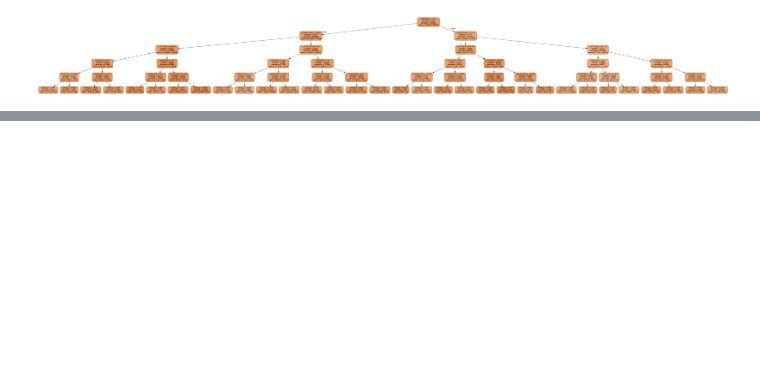
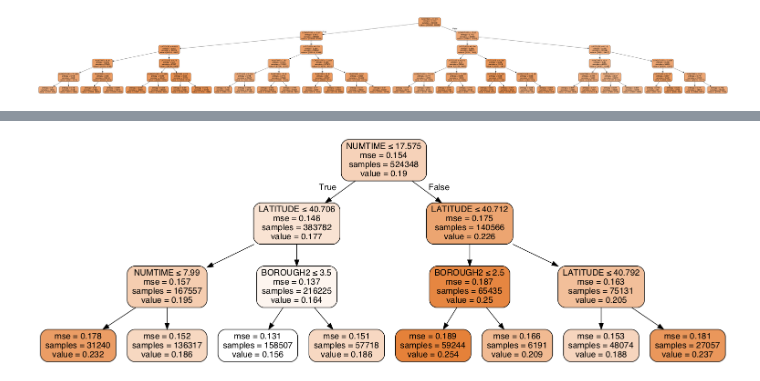
Before and after one commit to MrBLiu/InsightTeam2020, a Jupyter notebook: Ashwin/Decision Trees and Random Forest.ipynb, the cells around one changed output, grey strips where cells are left out. Cells and saved outputs as stored; diff of their text form; code cells hidden in the pictures; blank space fills up the shorter version.

```diff
--- a/Ashwin/Decision Trees and Random Forest.ipynb
+++ b/Ashwin/Decision Trees and Random Forest.ipynb
@@ -347,0 +345,21 @@ conda install graphviz
+# %%
+X_feat = data[['NUMTIME','LATITUDE','LATITUDE','BOROUGH2']]
+
+y = data['affected']
+
+X_train, X_test, y_train, y_test = train_test_split(X_feat, y, test_size=0.2)
+
+
+t = DecisionTreeRegressor(max_depth=3,min_samples_leaf=60)
+
+t.fit(X_train,y_train)
+
+dot_data = StringIO()
+export_graphviz(t, out_file=dot_data,
+                    feature_names=X_feat.columns.tolist(),
+                    filled=True, rounded=True,
+                    special_characters=True)
+graph = pydotplus.graph_from_dot_data(dot_data.getvalue())
+Image(graph.create_png())
+# %% [output]
+[figure, added]
```
Also changed, not shown: parts of 40 cells of this notebook, 1 other file.
